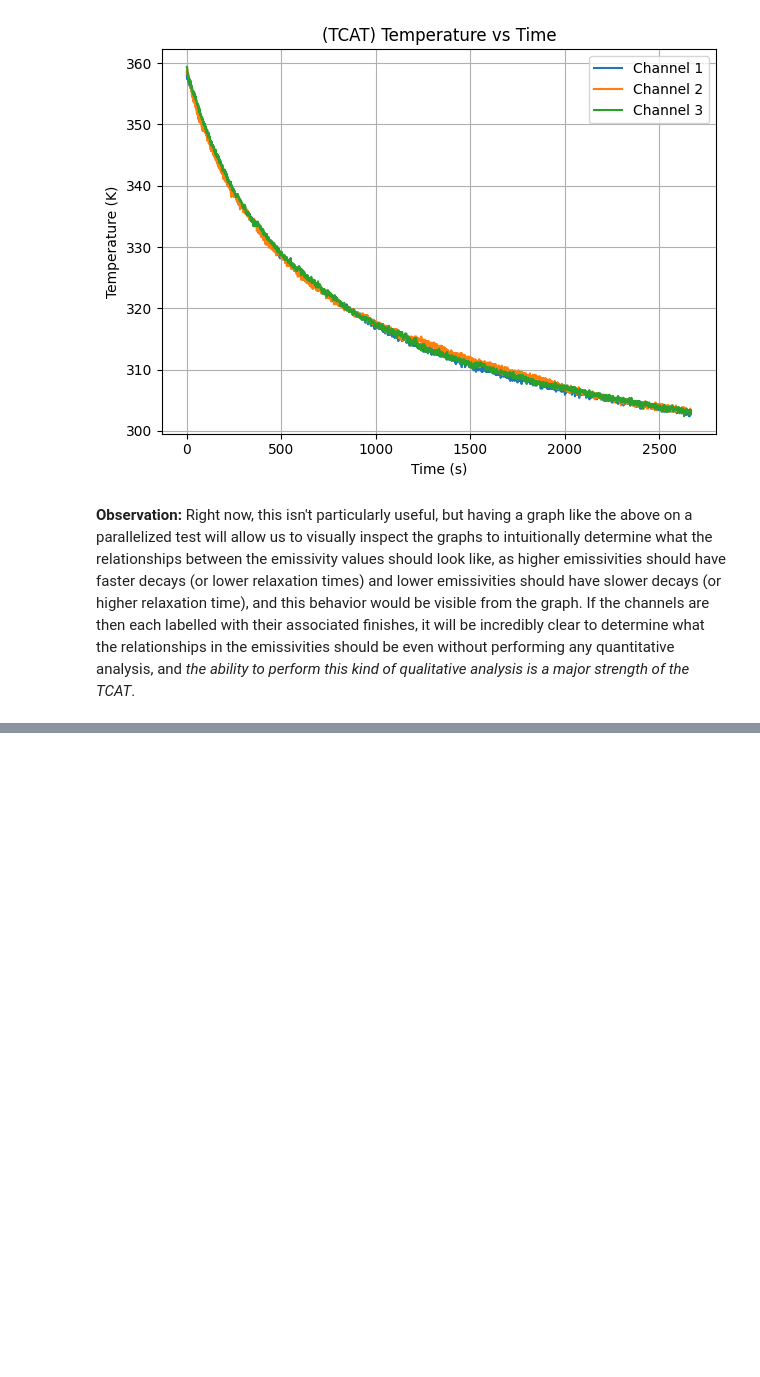
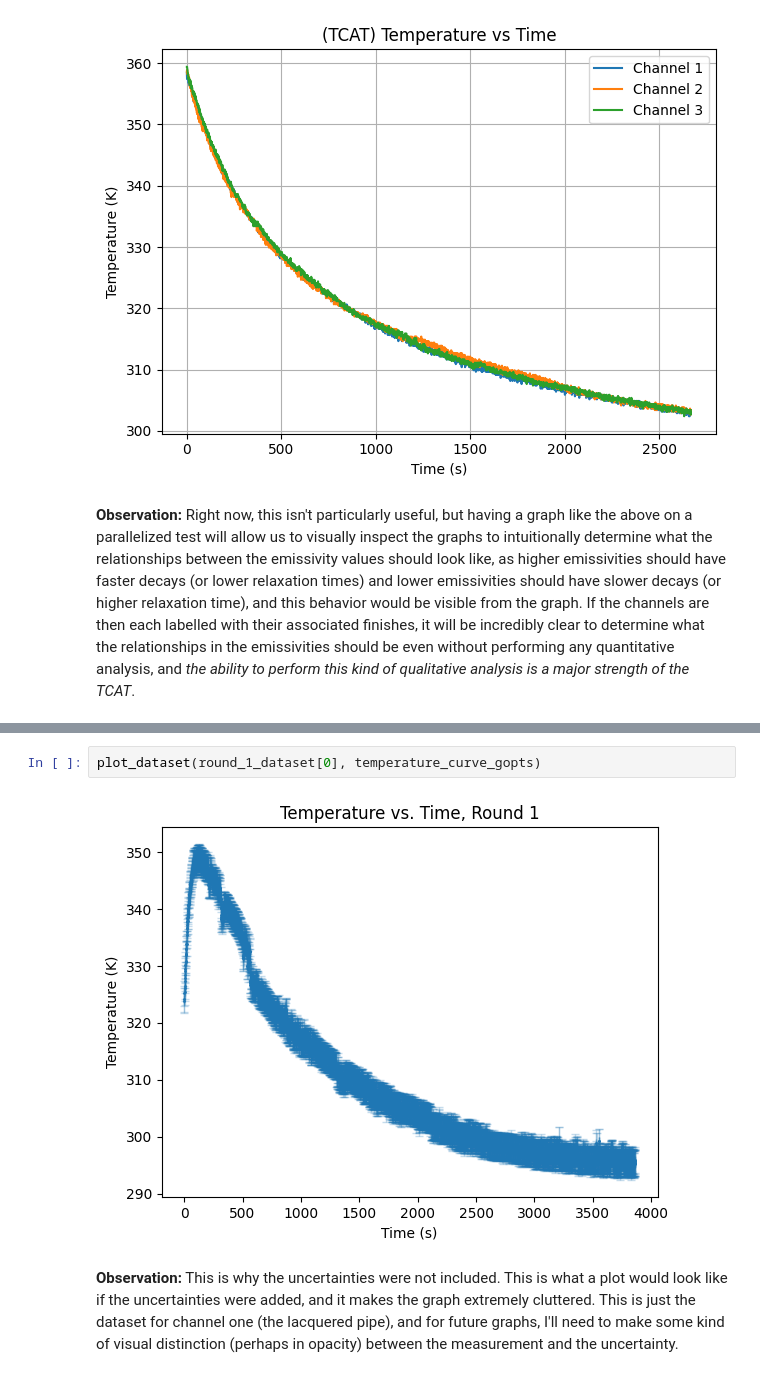
Before and after one commit to mufaro3/physics-229, a Jupyter notebook: Experiment 1 - Cooling.ipynb, the cells around one changed output, grey strips where cells are left out. Cells and saved outputs as stored; diff of their text form; blank space fills up the shorter version.

```diff
--- a/Experiment 1 - Cooling.ipynb
+++ b/Experiment 1 - Cooling.ipynb
@@ -736,0 +794,6 @@ plot_max6675_datasets(example_cooling_data)
+# %%
+plot_dataset(round_1_dataset[0], temperature_curve_gopts)
+# %% [output]
+[figure, added]
+# %% [markdown]
+**Observation:** This is why the uncertainties were not included. This is what a plot would look like if the uncertainties were added, and it makes the graph extremely cluttered. This is just the dataset for channel one (the lacquered pipe), and for future graphs, I'll need to make some kind of visual distinction (perhaps in opacity) between the measurement and the uncertainty.
```
Also changed, not shown: parts of 51 cells of this notebook, 6 other files.
